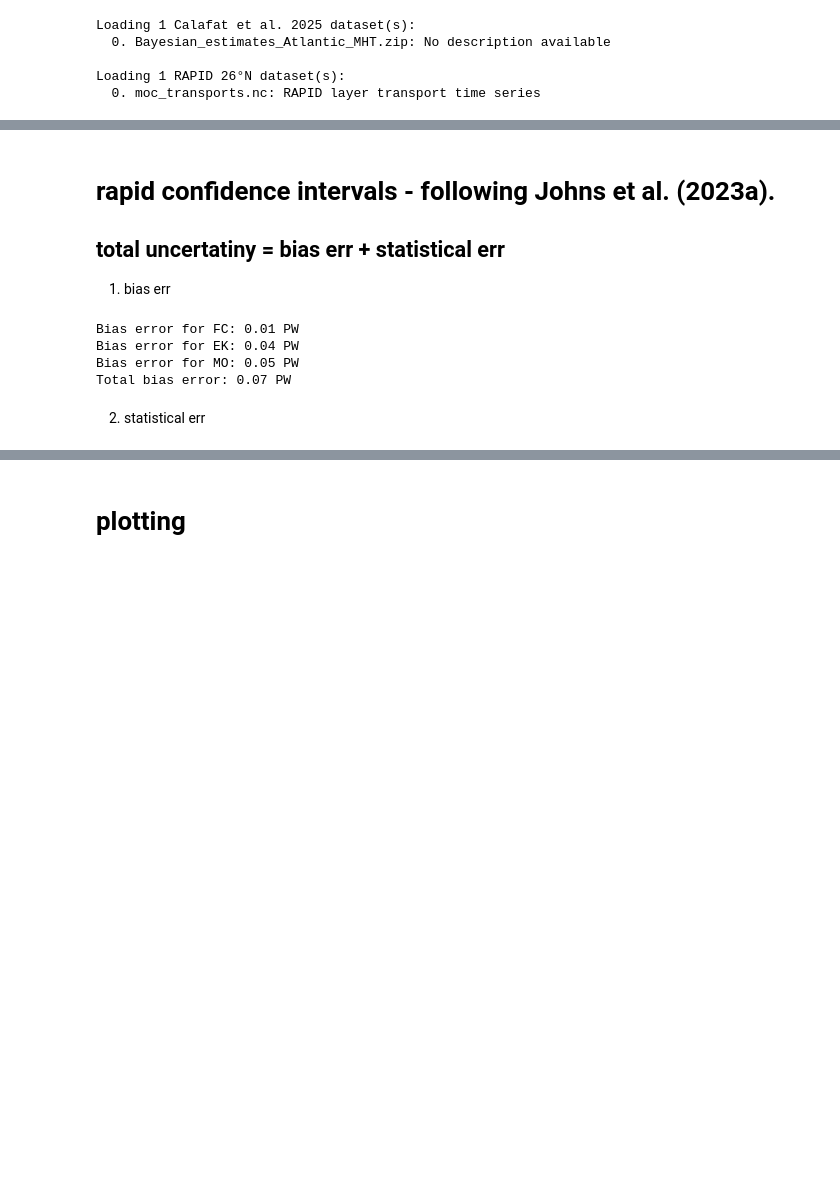
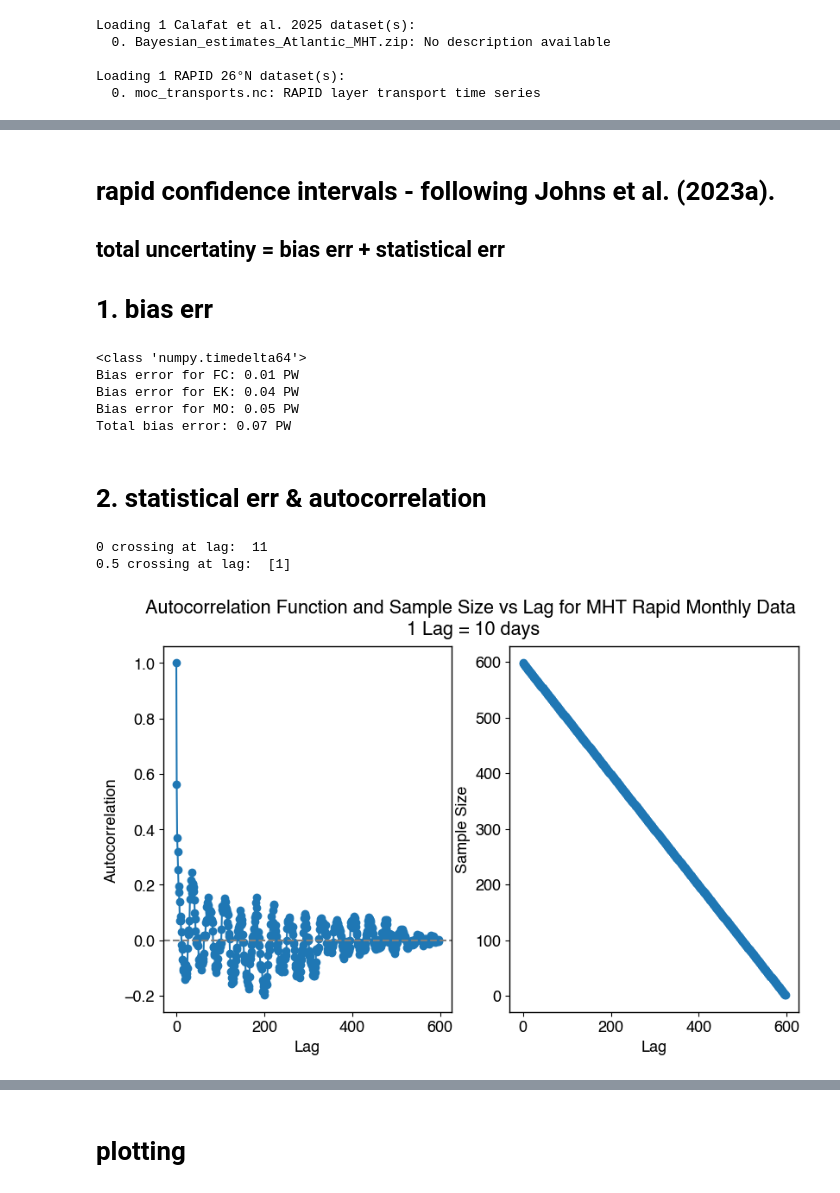
Before and after one commit to lea-dietz/masterthesis, a Jupyter notebook: coding/mht_timeseries.ipynb, the cells around one changed output, grey strips where cells are left out. Drawn from its saved outputs; the diff is of its cells as text; code cells hidden in the pictures; blank space fills up the shorter version.

```diff
--- a/coding/mht_timeseries.ipynb
+++ b/coding/mht_timeseries.ipynb
@@ -74,4 +114,4 @@ rapid_ek_mean = rapid_ek.mean(dim="TIME", skipna=True)
 # rapid confidence intervals - following Johns et al. (2023a).
 ## total uncertatiny  = bias err + statistical err
 
-1. bias err
+# 1. bias err
@@ -78,12 +120,16 @@ rapid_ek_mean = rapid_ek.mean(dim="TIME", skipna=True)
 # %%
+# for bias calculation we need number of calibrraitons N over ti years
+print(type(length_timeseries))
+ti = length_timeseries / np.timedelta64(1, 'D') / 365.25
+N = ti * 8 # number of calibrations in the time series
 # parameters needed
 # sensitivties in PW/Sv
 sens_fc = 0.07
 sens_ek = 0.08
 sens_mo = 0.05
-# bias errors in PW
-bias_fc = (1.7 / np.sqrt(8*length_timeseries)) * sens_fc
-bias_ek = 0.15 * rapid_ek_mean * sens_ek
+# bia errors in PW
+bias_fc = (1.7 / np.sqrt(N)) * sens_fc
+bias_ek = 0.15 * mean_ek_rapid * sens_ek
 bias_mo = 1.0 * sens_mo
 print(f"Bias error for FC: {bias_fc:.2f} PW")
 print(f"Bias error for EK: {bias_ek:.2f} PW")
@@ -92,9 +138,10 @@ print(f"Bias error for MO: {bias_mo:.2f} PW")
 total_bias_err = np.sqrt (bias_fc**2 + bias_ek**2 + bias_mo**2) # randomly combined
 print(f"Total bias error: {total_bias_err:.2f} PW")
 # %% [output]
+<class 'numpy.timedelta64'>
 Bias error for FC: 0.01 PW
 Bias error for EK: 0.04 PW
 Bias error for MO: 0.05 PW
 Total bias error: 0.07 PW
 # %% [markdown]
-2. statistical err
+# 2. statistical err & autocorrelation
@@ -103,0 +148,39 @@ std_mht = mht_rapid_std / np.sqrt(length_timeseries//(2*tau_I))  # standard erro
+# %%
+# print(len(mht_rapid_monthly))
+# mht rapid is 3 obs per months -> lag 1 ~ 10 days, lag 10 ~ 3 month
+
+mht_rapid_data = mht_rapid_dict["ds"].dropna("time")
+
+mht_rapid_std = mht_rapid_dict["std"]
+
+N = len(mht_rapid_data)
+# acf here is already normalized!!
+acf_values = stattools.acf(mht_rapid_data, nlags=N-1)
+# acf_values = stattools.acf(mht_rapid_data)
+
+lags = np.arange(len(acf_values))
+sample_sizes = N - lags
+# use fft=True for large datasets, fourier based computation
+# can use nlags = n/4 == automatic when not set nlags
+
+# tau_I =
+# std_mht = mht_rapid_std / np.sqrt(length_timeseries//(2*tau_I))  # standard error of the mean
+fig, (ax1, ax2) = plt.subplots(1, 2, figsize=(9.5, 5.5))
+
+ax1.plot(acf_values, marker="o", linestyle="-")
+ax1.axhline(0, color="gray", linestyle="--")
+ax1.set_xlabel("Lag")
+ax1.set_ylabel("Autocorrelation")
+
+ax2.scatter(lags, sample_sizes)
+ax2.set_xlabel("Lag")
+ax2.set_ylabel("Sample Size")
+
+fig.suptitle("Autocorrelation Function and Sample Size vs Lag for MHT Rapid Monthly Data\n 1 Lag = 10 days")
+
+print("0 crossing at lag: ", np.where(np.diff(np.sign(acf_values)))[0][0])
+print("0.5 crossing at lag: ", np.where(np.diff(np.sign(acf_values - 0.5)))[0])
+# %% [output]
+0 crossing at lag:  11
+0.5 crossing at lag:  [1]
+[figure, added]
```
Also changed, not shown: parts of 11 cells of this notebook, 5 other files.
